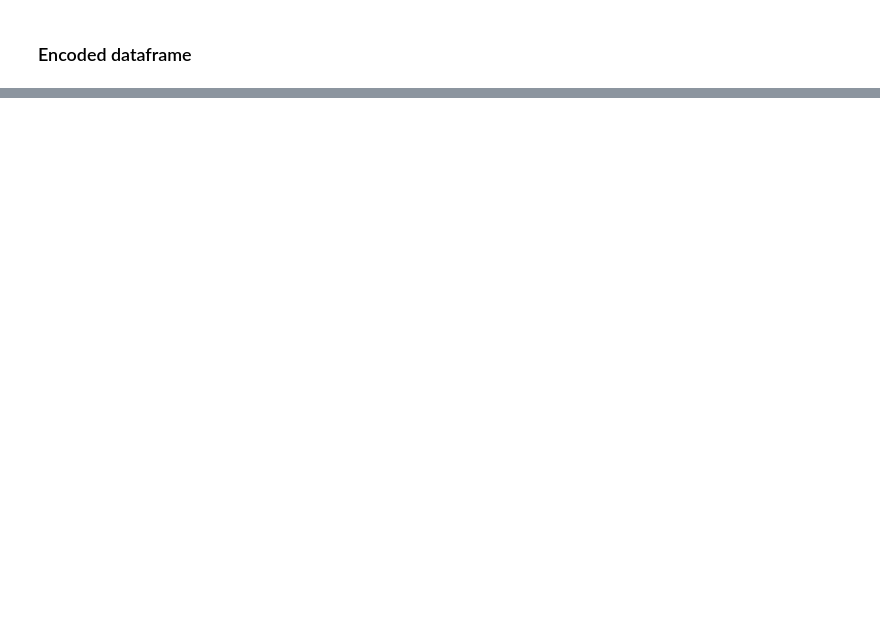
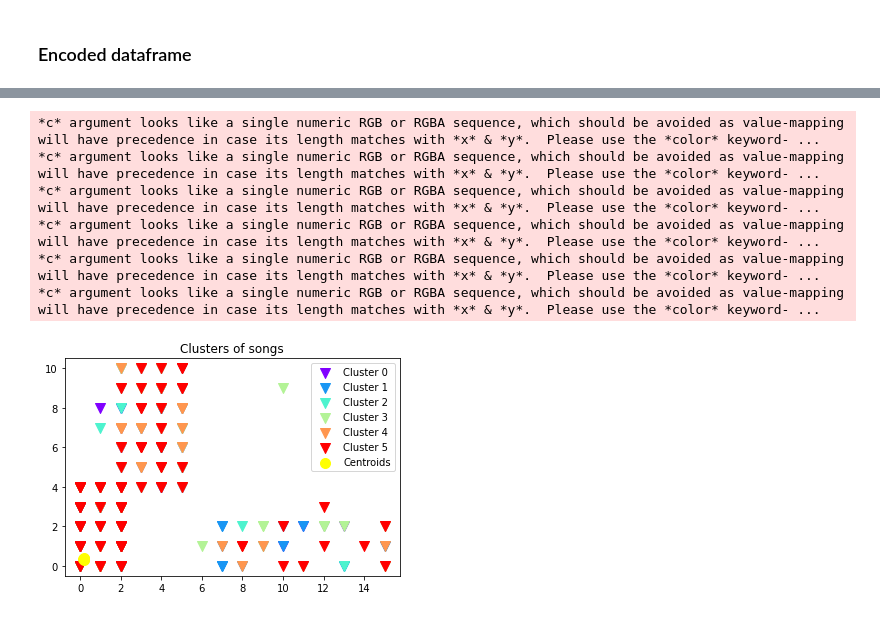
Before and after one commit to malvarezg1/BI, a Jupyter notebook: Laboratorio 2 - Clustering.ipynb, the cells around one changed output, grey strips where cells are left out. Cells and saved outputs as stored; diff of their text form; code cells hidden in the pictures; blank space fills up the shorter version.

```diff
--- a/Laboratorio 2 - Clustering.ipynb
+++ b/Laboratorio 2 - Clustering.ipynb
@@ -338,0 +386,22 @@ data
+# %%
+colors = cm.rainbow(np.linspace(0, 1, cluster_distrib.shape[0]))
+cols_number = data.to_numpy()
+vista_x=5
+vista_y=6
+for i in range(0,n_clusters):
+    plt.scatter(cols_number[kmeans.labels_ == i, vista_x], cols_number[kmeans.labels_ == i, vista_y], s = 100, marker='v', c = colors[i], label = 'Cluster '+ str(i))
+
+plt.scatter(kmeans.cluster_centers_[:, 5], kmeans.cluster_centers_[:, 6], s = 100, c = 'yellow', label = 'Centroids')
+plt.title('Clusters of songs')
+#plt.xlabel(name_cols_number[0])
+#plt.ylabel(name_cols_number[1])
+plt.legend()
+plt.show();
+# %% [output]
+*c* argument looks like a single numeric RGB or RGBA sequence, which should be avoided as value-mapping will have precedence in case its length matches with *x* & *y*.  Please use the *color* keyword- ...
+*c* argument looks like a single numeric RGB or RGBA sequence, which should be avoided as value-mapping will have precedence in case its length matches with *x* & *y*.  Please use the *color* keyword- ...
+*c* argument looks like a single numeric RGB or RGBA sequence, which should be avoided as value-mapping will have precedence in case its length matches with *x* & *y*.  Please use the *color* keyword- ...
+*c* argument looks like a single numeric RGB or RGBA sequence, which should be avoided as value-mapping will have precedence in case its length matches with *x* & *y*.  Please use the *color* keyword- ...
+*c* argument looks like a single numeric RGB or RGBA sequence, which should be avoided as value-mapping will have precedence in case its length matches with *x* & *y*.  Please use the *color* keyword- ...
+*c* argument looks like a single numeric RGB or RGBA sequence, which should be avoided as value-mapping will have precedence in case its length matches with *x* & *y*.  Please use the *color* keyword- ...
+[figure, added]
```
Also changed, not shown: parts of 25 cells of this notebook.
